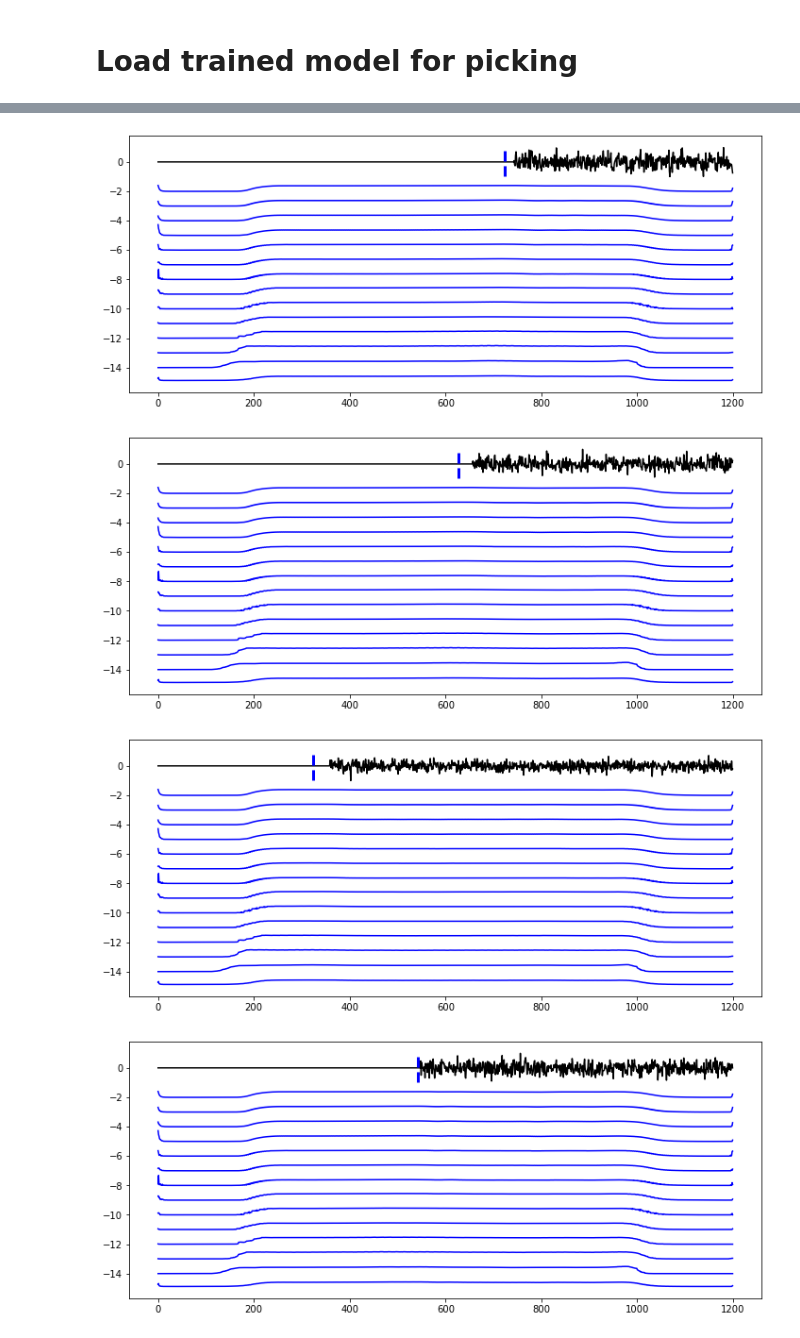
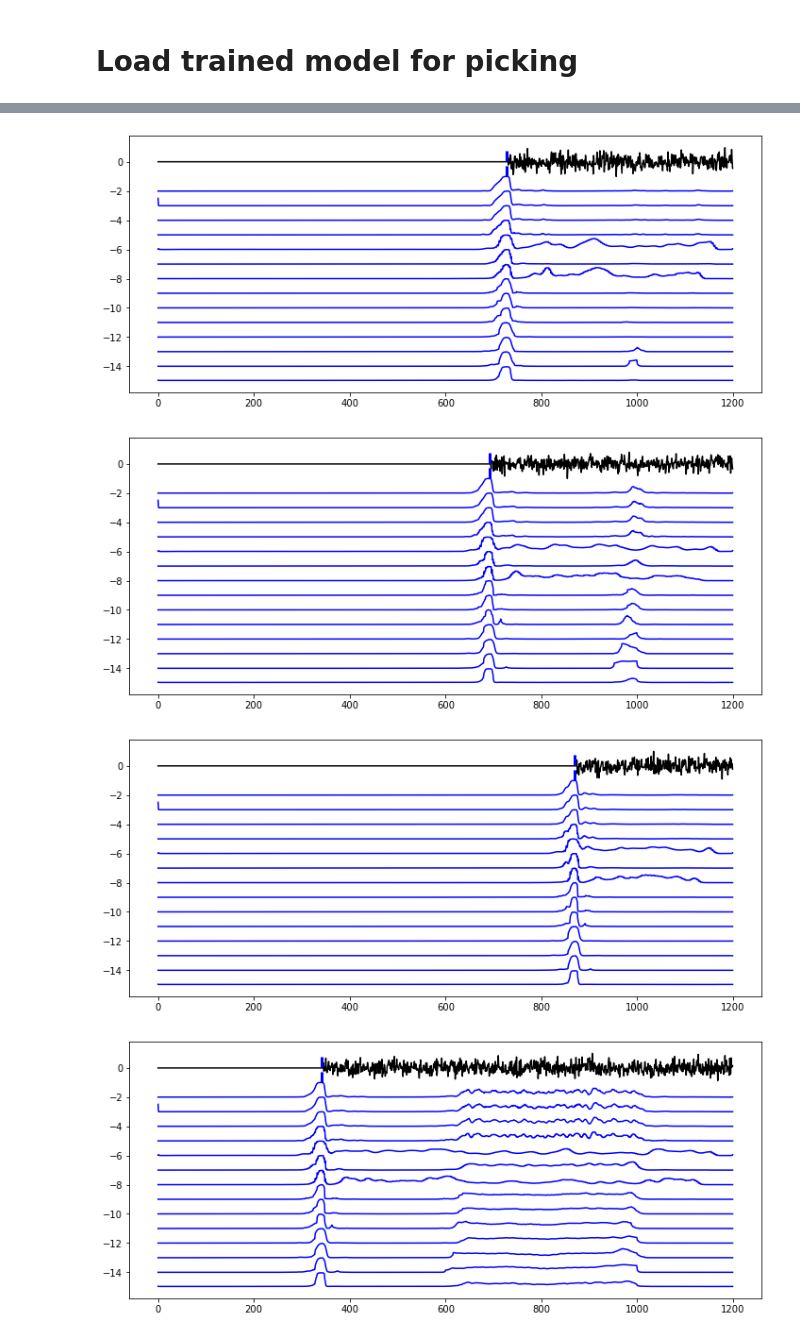
Before and after one commit to MrXiaoXiao/PickNet_keras, a Jupyter notebook: notebooks/SimpleNotebookExampleforBuildingHdf5andMetadata.ipynb, the cells around one changed output, grey strips where cells are left out. Saved outputs shown, nothing was run; the diff lists cells and outputs as text; code cells hidden in the pictures.

```diff
--- a/notebooks/SimpleNotebookExampleforBuildingHdf5andMetadata.ipynb
+++ b/notebooks/SimpleNotebookExampleforBuildingHdf5andMetadata.ipynb
@@ -102,4 +102,4 @@ os.environ['CUDA_VISIBLE_DEVICES'] = '1'
 import tensorflow as tf
 # %%
 # not a well trained model, only for showing how to predict
-P_picker = tf.keras.models.load_model('../trained_models/PickNet_P__0005.hdf5', compile=False)
+P_picker = tf.keras.models.load_model('../trained_models/PickNet_P_20220127.hdf5', compile=False)
@@ -132,10 +150,12 @@ for pred_dx in range(total_batch_num):
     check_id = np.random.randint(batch_size)
     plt.figure(figsize=(12,5))
     plt.plot(input_batch[check_id,:,0], color='k')
-
-    for res_dx in range(14):
+    dup_num = 14
+    for res_dx in range(dup_num):
         plt.plot(res[res_dx][check_id,:,0]-res_dx*1.0 - 2.0,color='b')
-    plt.plot([np.argmax(res[-1][check_id,:,0]),np.argmax(res[-1][check_id,:,0])], [-1,1],color='b',linewidth=3,linestyle='--')
+    pred_sum = np.sum(res,axis=0)/dup_num
+    pred_pick = np.argmax(pred_sum[check_id,:,0])
+    plt.plot([pred_pick,pred_pick], [-1,1],color='b',linewidth=3,linestyle='--')
     #plt.yticks([])
     #plt.xticks()
     plt.show()
@@ -147,4 +169,4 @@ for pred_dx in range(total_batch_num):
-[figure, old version]
+[figure, new version]
-[figure, old version]
+[figure, new version]
-[figure, old version]
+[figure, new version]
-[figure, old version]
+[figure, new version]
```
Also changed, not shown: parts of 3 cells of this notebook, 12 other files.
